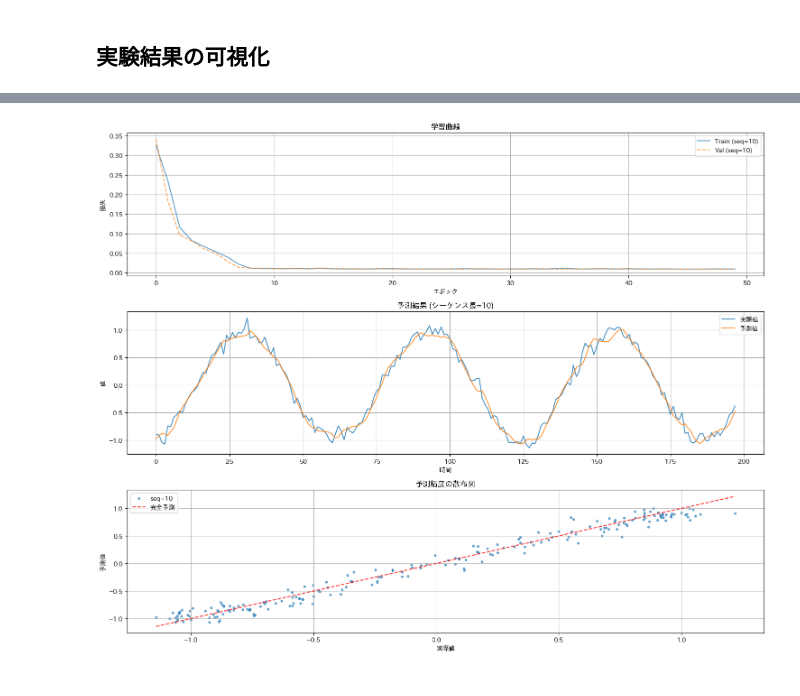
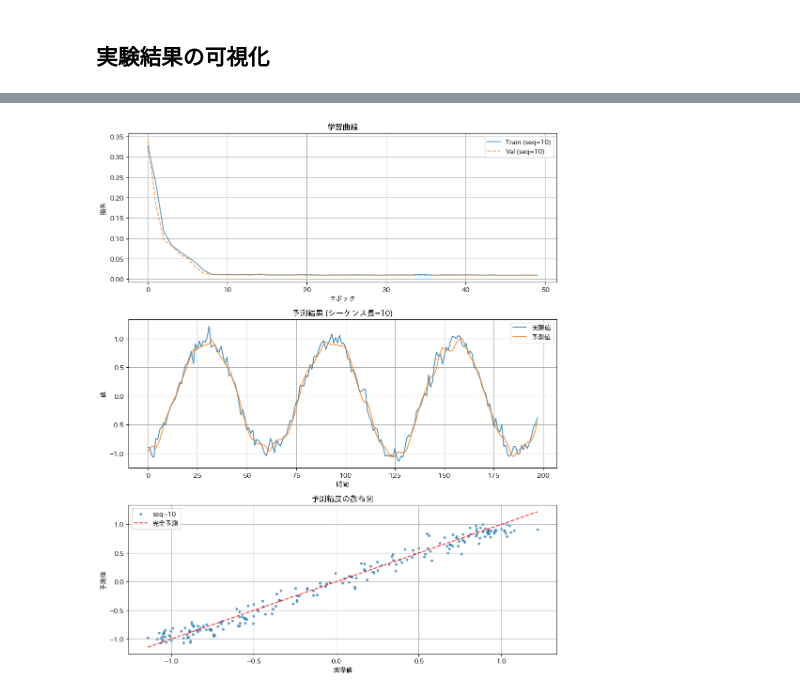
Before and after one commit to ymuto0302/RW2025, a Jupyter notebook: sinewave_prediciton_LSTM.ipynb, the cells around one changed output, grey strips where cells are left out. Cells and saved outputs as stored; diff of their text form; code cells hidden in the pictures.

```diff
--- a/sinewave_prediciton_LSTM.ipynb
+++ b/sinewave_prediciton_LSTM.ipynb
@@ -384,7 +387,7 @@ def plot_results(result):
     実験結果を可視化する関数
     """
     # 1. 学習曲線の比較
-    plt.figure(figsize=(15, 12))
+    plt.figure(figsize=(10, 12))
 
     # 学習曲線
     plt.subplot(3, 1, 1)
@@ -428,31 +431,31 @@ def plot_results(result):
     plt.legend()
     plt.grid(True)
     '''
 
     # 4. 散布図（予測精度の可視化）
     plt.subplot(3, 1, 3)
     seq_len = result['sequence_length']
     # サンプリングして表示
     n_sample = min(500, len(result['predictions']))
     idx = np.random.choice(len(result['predictions']), n_sample, replace=False)
 
     plt.scatter(result['actuals'][idx], result['predictions'][idx],
                 alpha=0.6, label=f'seq={seq_len}', s=10)
 
     # 完全予測線
     all_actuals = result['actuals']
     min_val, max_val = all_actuals.min(), all_actuals.max()
     plt.plot([min_val, max_val], [min_val, max_val], 'r--', alpha=0.8, label='完全予測')
 
     plt.title('予測精度の散布図')
     plt.xlabel('実際値')
     plt.ylabel('予測値')
     plt.legend()
     plt.grid(True)
 
     plt.tight_layout()
     plt.show()
 
 plot_results(result)
 # %% [output]
-[figure, old version]
+[figure, new version]
```
Also changed, not shown: parts of 3 cells of this notebook.
